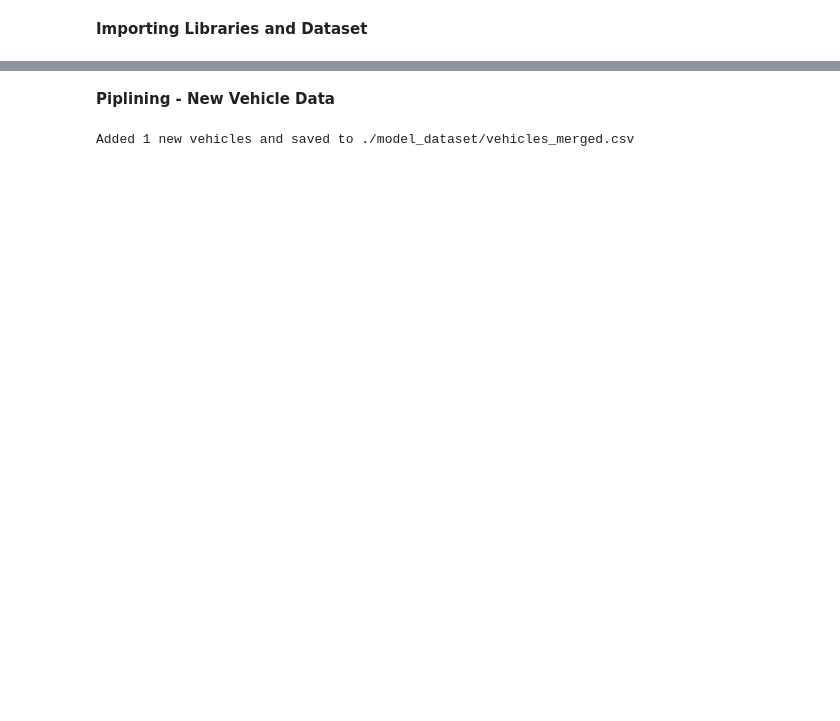
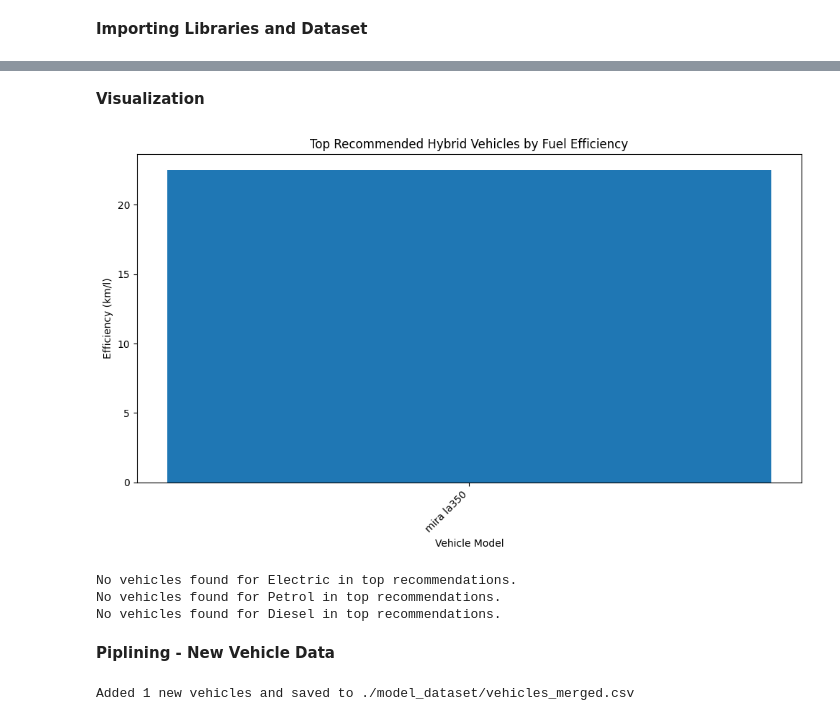
Before and after one commit to Kavinda-liyan/vehicle_recommender_webscrap, a Jupyter notebook: ridematelk_train_model.ipynb, the cells around one changed output, grey strips where cells are left out. Cells and saved outputs as stored; diff of their text form; code cells hidden in the pictures; blank space fills up the shorter version.

```diff
--- a/ridematelk_train_model.ipynb
+++ b/ridematelk_train_model.ipynb
@@ -172,5 +202,30 @@ else:
 # %% [markdown]
-**Piplining - New Vehicle Data**
+**Visualization**
+# %%
+top_n = recommended_all.head(10)
+fuel_categories = ['hybrid', 'electric', 'petrol', 'diesel']
+
+for fuel in fuel_categories:
+    fuel_df = top_n[top_n['Fuel Type'].str.lower() == fuel]
+
+    if not fuel_df.empty:
+        plt.figure(figsize=(10, 6))
+        plt.bar(fuel_df['Model'], fuel_df['Eff (km/l)'])
+        plt.xticks(rotation=45, ha='right')
+        plt.title(f"Top Recommended {fuel.capitalize()} Vehicles by Fuel Efficiency")
+        plt.xlabel("Vehicle Model")
+        plt.ylabel("Efficiency (km/l)")
+        plt.tight_layout()
+        plt.show()
+    else:
+        print(f"No vehicles found for {fuel.capitalize()} in top recommendations.")
+# %% [output]
+[figure, added]
+No vehicles found for Electric in top recommendations.
+No vehicles found for Petrol in top recommendations.
+No vehicles found for Diesel in top recommendations.
+# %% [markdown]
+**Piplining - New Vehicle Data**
 # %%
 
 df = df.loc[:, ~df.columns.duplicated()]
```
Also changed, not shown: parts of 4 cells of this notebook, 1 other file.
